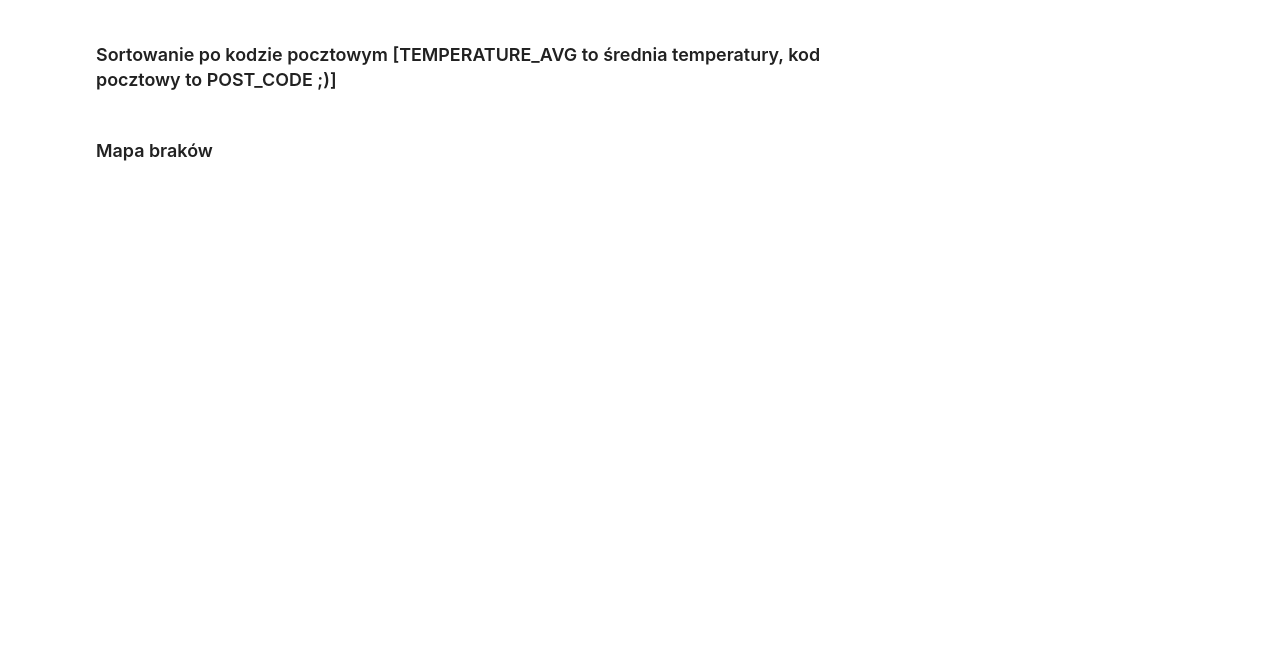
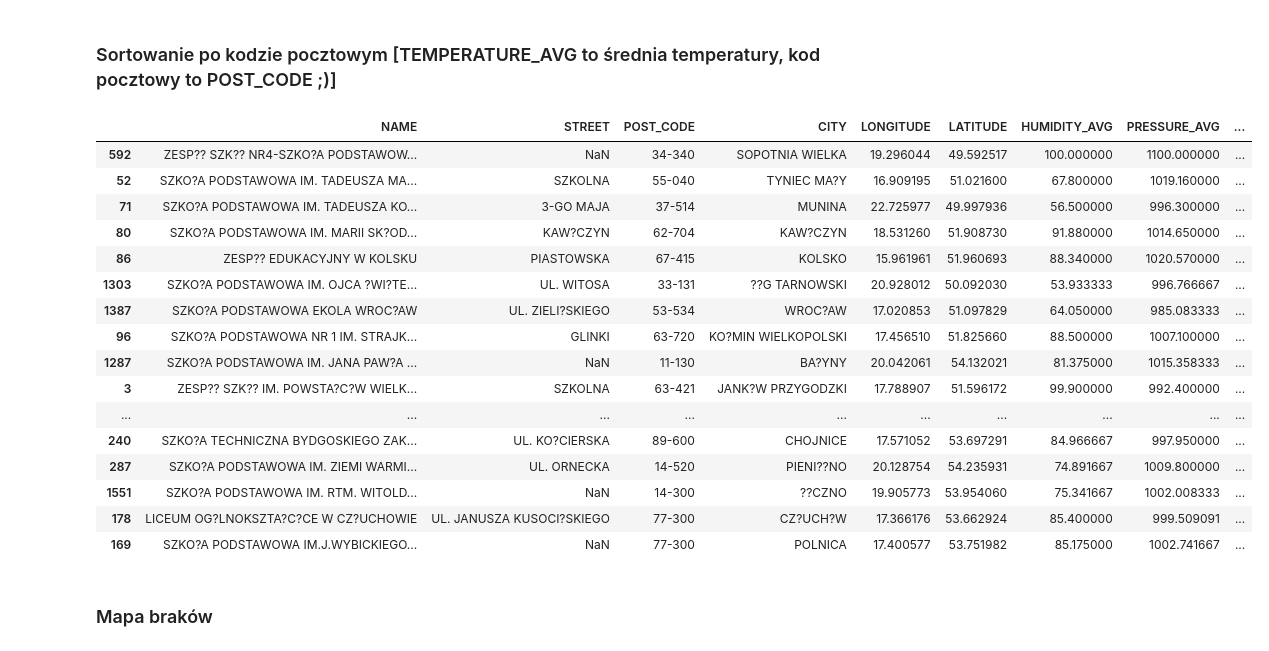
Before and after one commit to Kwadivald/Analiza, a Jupyter notebook: scripts/smog_raw.ipynb, the cells around one changed output. Drawn from its saved outputs; the diff is of its cells as text; code cells hidden in the pictures; blank space fills up the shorter version.

```diff
--- a/scripts/smog_raw.ipynb
+++ b/scripts/smog_raw.ipynb
@@ -9,9 +10,7 @@ import matplotlib as plt
 # %% [markdown]
 ### Data frame creator
 # %%
-df_polish = pd.read_csv('../data/smog_polishraw.csv', encoding='utf-8-sig')
-#df_smog = pd.read_csv('../data/smog_raw.csv', encoding='utf-8-sig')
-df_smog = pd.read_csv('../data/smog_polishraw.csv', encoding='utf-8-sig')
+df_smog = pd.read_csv('../data/smog_raw.csv', encoding='utf-8-sig')
 df_smog2 = pd.read_csv('../data/smog_raw2.csv', encoding='utf-8-sig')
 # %% [markdown]
 ### Pokazanie czy działa formatowanie - brak błędów polskich znaków - niestety nie potrafie naprawić
@@ -60,7 +126,25 @@ df_smog.describe()
 # %% [markdown]
 ### Sortowanie po kodzie pocztowym [TEMPERATURE_AVG to średnia temperatury, kod pocztowy to POST_CODE ;)]
 # %%
-df_smog.sort_values(['TEMPERATURE_AVG']).head(10)
+df_smog.sort_values(['TEMPERATURE_AVG']).head(20)
+# %% [output]
+|  | NAME | STREET | POST_CODE | CITY | LONGITUDE | LATITUDE | HUMIDITY_AVG | PRESSURE_AVG | ... |
+| 592 | ZESP?? SZK?? NR4-SZKO?A PODSTAWOW... | NaN | 34-340 | SOPOTNIA WIELKA | 19.296044 | 49.592517 | 100.000000 | 1100.000000 | ... |
+| 52 | SZKO?A PODSTAWOWA IM. TADEUSZA MA... | SZKOLNA | 55-040 | TYNIEC MA?Y | 16.909195 | 51.021600 | 67.800000 | 1019.160000 | ... |
+| 71 | SZKO?A PODSTAWOWA IM. TADEUSZA KO... | 3-GO MAJA | 37-514 | MUNINA | 22.725977 | 49.997936 | 56.500000 | 996.300000 | ... |
+| 80 | SZKO?A PODSTAWOWA IM. MARII SK?OD... | KAW?CZYN | 62-704 | KAW?CZYN | 18.531260 | 51.908730 | 91.880000 | 1014.650000 | ... |
+| 86 | ZESP?? EDUKACYJNY W KOLSKU | PIASTOWSKA | 67-415 | KOLSKO | 15.961961 | 51.960693 | 88.340000 | 1020.570000 | ... |
+| 1303 | SZKO?A PODSTAWOWA IM. OJCA ?WI?TE... | UL. WITOSA | 33-131 | ??G TARNOWSKI | 20.928012 | 50.092030 | 53.933333 | 996.766667 | ... |
+| 1387 | SZKO?A PODSTAWOWA EKOLA WROC?AW | UL. ZIELI?SKIEGO | 53-534 | WROC?AW | 17.020853 | 51.097829 | 64.050000 | 985.083333 | ... |
+| 96 | SZKO?A PODSTAWOWA NR 1 IM. STRAJK... | GLINKI | 63-720 | KO?MIN WIELKOPOLSKI | 17.456510 | 51.825660 | 88.500000 | 1007.100000 | ... |
+| 1287 | SZKO?A PODSTAWOWA IM. JANA PAW?A ... | NaN | 11-130 | BA?YNY | 20.042061 | 54.132021 | 81.375000 | 1015.358333 | ... |
+| 3 | ZESP?? SZK?? IM. POWSTA?C?W WIELK... | SZKOLNA | 63-421 | JANK?W PRZYGODZKI | 17.788907 | 51.596172 | 99.900000 | 992.400000 | ... |
+| ... | ... | ... | ... | ... | ... | ... | ... | ... | ... |
+| 240 | SZKO?A TECHNICZNA BYDGOSKIEGO ZAK... | UL. KO?CIERSKA | 89-600 | CHOJNICE | 17.571052 | 53.697291 | 84.966667 | 997.950000 | ... |
+| 287 | SZKO?A PODSTAWOWA IM. ZIEMI WARMI... | UL. ORNECKA | 14-520 | PIENI??NO | 20.128754 | 54.235931 | 74.891667 | 1009.800000 | ... |
+| 1551 | SZKO?A PODSTAWOWA IM. RTM. WITOLD... | NaN | 14-300 | ??CZNO | 19.905773 | 53.954060 | 75.341667 | 1002.008333 | ... |
+| 178 | LICEUM OG?LNOKSZTA?C?CE W CZ?UCHOWIE | UL. JANUSZA KUSOCI?SKIEGO | 77-300 | CZ?UCH?W | 17.366176 | 53.662924 | 85.400000 | 999.509091 | ... |
+| 169 | SZKO?A PODSTAWOWA IM.J.WYBICKIEGO... | NaN | 77-300 | POLNICA | 17.400577 | 53.751982 | 85.175000 | 1002.741667 | ... |
 # %% [markdown]
 ### Mapa braków
 # %%
```
Also changed, not shown: parts of 28 cells of this notebook.
